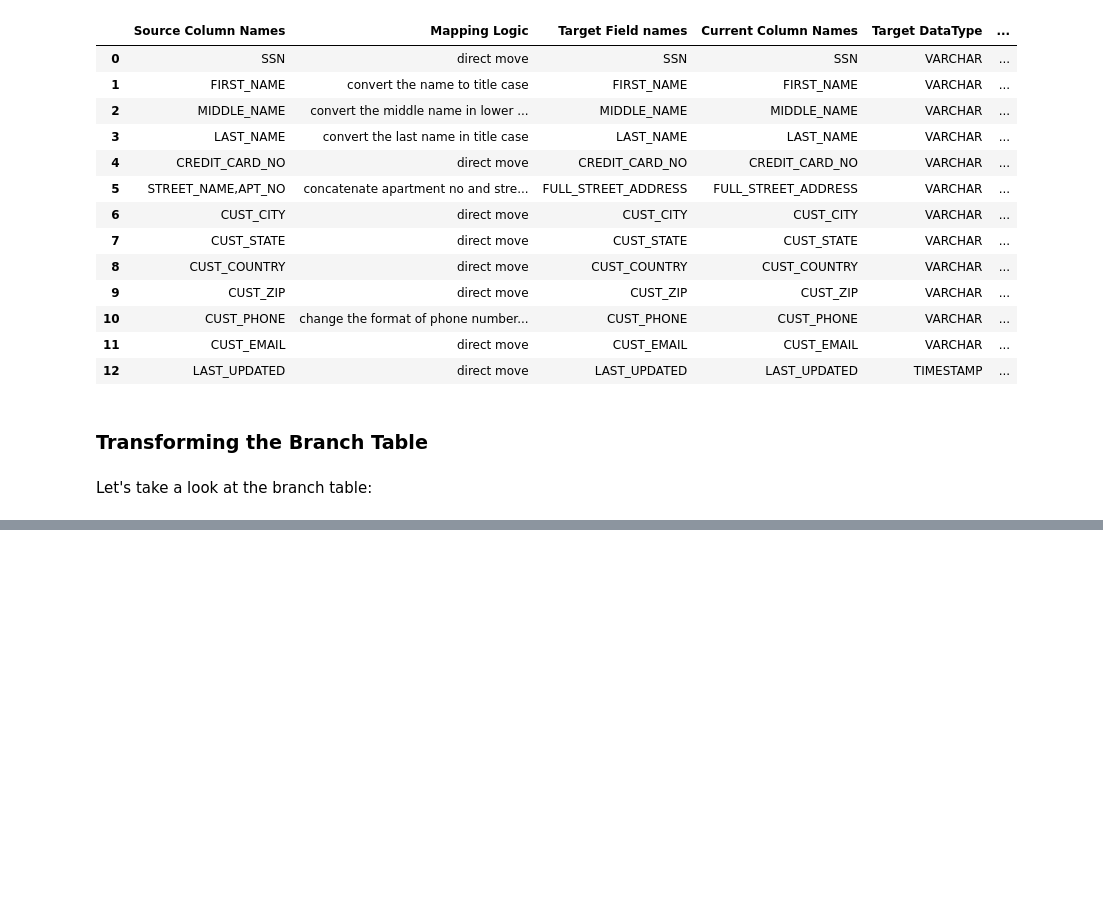
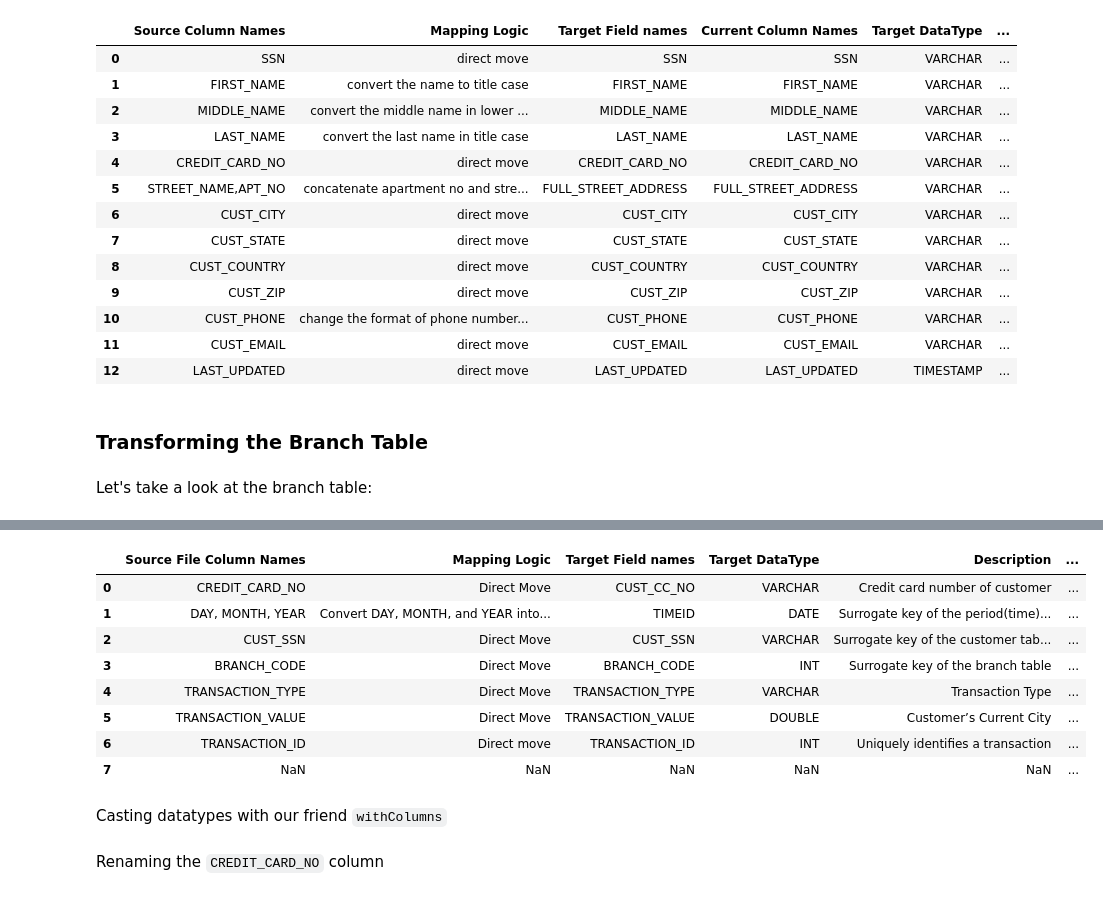
Before and after one commit to The-Captain-William/Per-Scholas-Capstone, a Jupyter notebook: main/ETL/ETL_2_json_to_sql.ipynb, the cells around one changed output, grey strips where cells are left out. Saved outputs shown, nothing was run; the diff lists cells and outputs as text; code cells hidden in the pictures; blank space fills up the shorter version.

```diff
--- a/main/ETL/ETL_2_json_to_sql.ipynb
+++ b/main/ETL/ETL_2_json_to_sql.ipynb
@@ -423,0 +591,3 @@ Let's take a look at the branch table:
+# %%
+credit_map = pd.read_clipboard()
+credit_map
@@ -423,0 +659,8 @@ Let's take a look at the branch table:
+# %%
+credit_df = spark_sesh.sql("""
+    SELECT
+        *,
+        CONCAT(YEAR, "-", MONTH, "-", DAY) AS TIMEID
+    FROM
+        global_temp.credit
+""")
@@ -423,0 +677,2 @@ Let's take a look at the branch table:
+# %%
+credit_df = credit_df.drop('YEAR', 'MONTH', 'DAY')
@@ -423,0 +683,2 @@ Let's take a look at the branch table:
+# %%
+credit_map['Target Field names'] = credit_map['Target Field names'].apply(lambda x: str(x).strip())
@@ -423,0 +690,14 @@ Let's take a look at the branch table:
+# %%
+compare_types(credit_map, 'Target Field names', credit_df)
+# %% [output]
+|  | Source File Column Names | Mapping Logic | Target Field names | Target DataType | Description | ... |
+| 0 | CREDIT_CARD_NO | Direct Move | CUST_CC_NO | VARCHAR | Credit card number of customer | ... |
+| 1 | DAY, MONTH, YEAR | Convert DAY, MONTH, and YEAR into... | TIMEID | DATE | Surrogate key of the period(time)... | ... |
+| 2 | CUST_SSN | Direct Move | CUST_SSN | VARCHAR | Surrogate key of the customer tab... | ... |
+| 3 | BRANCH_CODE | Direct Move | BRANCH_CODE | INT | Surrogate key of the branch table | ... |
+| 4 | TRANSACTION_TYPE | Direct Move | TRANSACTION_TYPE | VARCHAR | Transaction Type | ... |
+| 5 | TRANSACTION_VALUE | Direct Move | TRANSACTION_VALUE | DOUBLE | Customer’s Current City | ... |
+| 6 | TRANSACTION_ID | Direct move | TRANSACTION_ID | INT | Uniquely identifies a transaction | ... |
+| 7 | NaN | NaN | NaN | NaN | NaN | ... |
+# %% [markdown]
+Casting datatypes with our friend `withColumns`
@@ -423,0 +710,2 @@ Let's take a look at the branch table:
+# %% [markdown]
+Renaming the `CREDIT_CARD_NO` column
```
Also changed, not shown: parts of 58 cells of this notebook, 4 other files.
